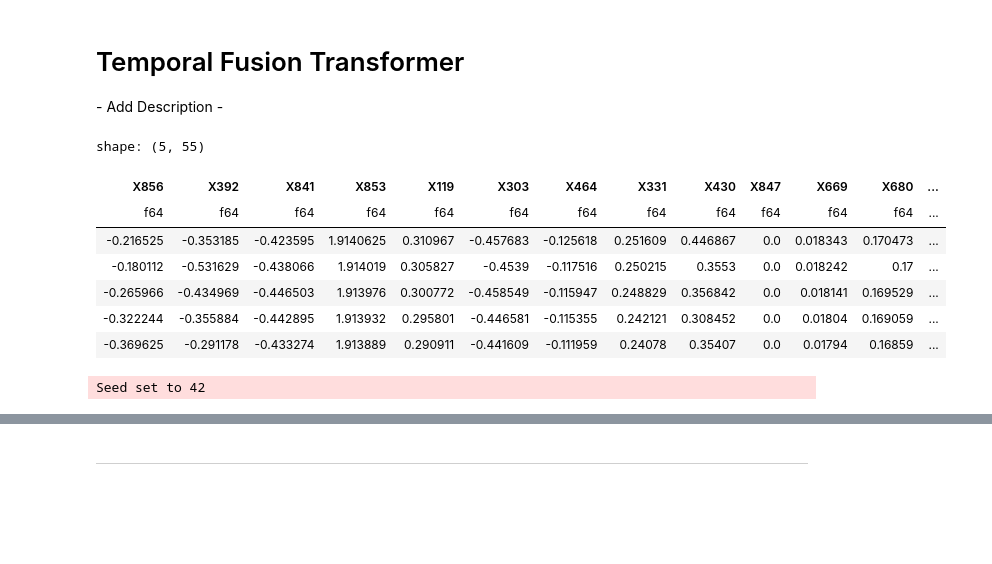
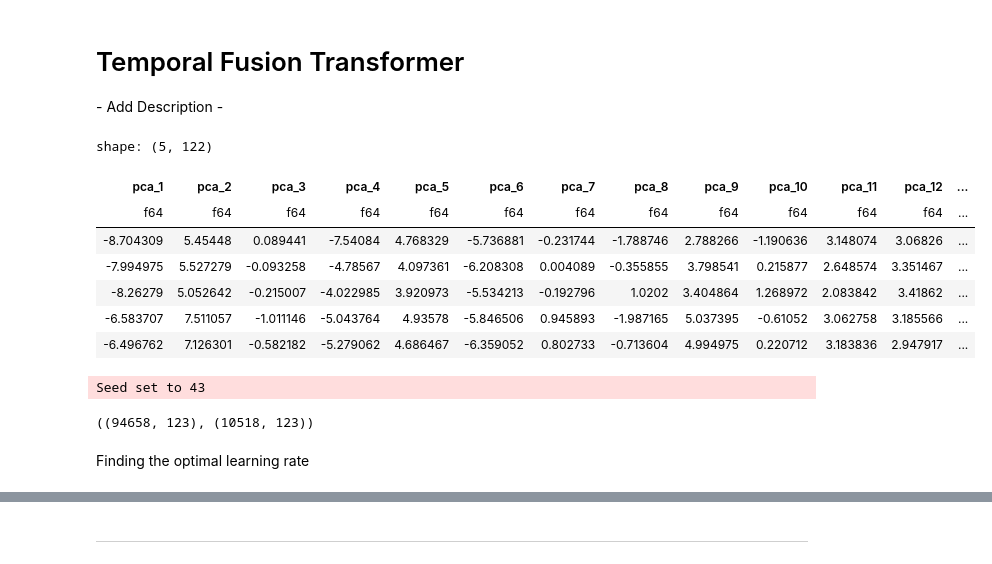
Before and after one commit to minimartzz/drw-crypto-market-prediction, a Jupyter notebook: model_testing.ipynb, the cells around one changed output, grey strips where cells are left out. Cells and saved outputs as stored; diff of their text form; code cells hidden in the pictures; blank space fills up the shorter version.

```diff
--- a/model_testing.ipynb
+++ b/model_testing.ipynb
@@ -392,31 +397,33 @@ from pytorch_forecasting.models.temporal_fusion_transformer.tuning import optimi
 # %%
-df_train = pl.read_csv('data/clean/perm_impt_45.csv')
-df_train = df_train.with_columns(
-  pl.col('timestamp').str.to_datetime(time_unit='ns')
-)
+df_train = pl.read_csv('data/clean/pca_120.csv')
+# df_train = df_train.with_columns(
+#   pl.col('timestamp').str.to_datetime(time_unit='ns')
+# )
 df_train.head()
 # %% [output]
-shape: (5, 55)
+shape: (5, 122)
-| X856 | X392 | X841 | X853 | X119 | X303 | X464 | X331 | X430 | X847 | X669 | X680 | ... |
+| pca_1 | pca_2 | pca_3 | pca_4 | pca_5 | pca_6 | pca_7 | pca_8 | pca_9 | pca_10 | pca_11 | pca_12 | ... |
 | f64 | f64 | f64 | f64 | f64 | f64 | f64 | f64 | f64 | f64 | f64 | f64 | ... |
-| -0.216525 | -0.353185 | -0.423595 | 1.9140625 | 0.310967 | -0.457683 | -0.125618 | 0.251609 | 0.446867 | 0.0 | 0.018343 | 0.170473 | ... |
-| -0.180112 | -0.531629 | -0.438066 | 1.914019 | 0.305827 | -0.4539 | -0.117516 | 0.250215 | 0.3553 | 0.0 | 0.018242 | 0.17 | ... |
-| -0.265966 | -0.434969 | -0.446503 | 1.913976 | 0.300772 | -0.458549 | -0.115947 | 0.248829 | 0.356842 | 0.0 | 0.018141 | 0.169529 | ... |
-| -0.322244 | -0.355884 | -0.442895 | 1.913932 | 0.295801 | -0.446581 | -0.115355 | 0.242121 | 0.308452 | 0.0 | 0.01804 | 0.169059 | ... |
-| -0.369625 | -0.291178 | -0.433274 | 1.913889 | 0.290911 | -0.441609 | -0.111959 | 0.24078 | 0.35407 | 0.0 | 0.01794 | 0.16859 | ... |
+| -8.704309 | 5.45448 | 0.089441 | -7.54084 | 4.768329 | -5.736881 | -0.231744 | -1.788746 | 2.788266 | -1.190636 | 3.148074 | 3.06826 | ... |
+| -7.994975 | 5.527279 | -0.093258 | -4.78567 | 4.097361 | -6.208308 | 0.004089 | -0.355855 | 3.798541 | 0.215877 | 2.648574 | 3.351467 | ... |
+| -8.26279 | 5.052642 | -0.215007 | -4.022985 | 3.920973 | -5.534213 | -0.192796 | 1.0202 | 3.404864 | 1.268972 | 2.083842 | 3.41862 | ... |
+| -6.583707 | 7.511057 | -1.011146 | -5.043764 | 4.93578 | -5.846506 | 0.945893 | -1.987165 | 5.037395 | -0.61052 | 3.062758 | 3.185566 | ... |
+| -6.496762 | 7.126301 | -0.582182 | -5.279062 | 4.686467 | -6.359052 | 0.802733 | -0.713604 | 4.994975 | 0.220712 | 3.183836 | 2.947917 | ... |
 # %%
+PROJ_NAME = "drw_cryto_market"
+SUBSET_PERC = 0.2
 VAL_PERC = 0.1
-MAX_ENC_LEN = 24
-MAX_PRED_LEN = 24
+MAX_ENC_LEN = 12
+MAX_PRED_LEN = 12
 
 # Model Params
-ptl.seed_everything(42)
+ptl.seed_everything(43)
 BATCH_SIZE = 128
-LR = 0.041686938347033554
-HIDDEN_SIZE = 16
-ATT_HEAD_SIZE = 2
+LR = 0.0037153522909717258
+HIDDEN_SIZE = 64
+ATT_HEAD_SIZE = 16
 DROPOUT = 0.1
 HIDDEN_CONT_SIZE = 8
 # %% [output]
-Seed set to 42
+Seed set to 43
 # %%
@@ -437,6 +449,10 @@ df_train = df_train.filter(pl.col('time_idx') <= num_val)
 # Convert both to pandas
 df_train = df_train.to_pandas()
 df_valid = df_valid.to_pandas()
+# %%
+df_train.shape, df_valid.shape
+# %% [output]
+((94658, 123), (10518, 123))
 # %%
 # Creating the time series dataset
 training = TimeSeriesDataSet(
@@ -471,6 +487,8 @@ train_dataloader = training.to_dataloader(
 val_dataloader = validation.to_dataloader(
   train=False, batch_size=BATCH_SIZE * 10, num_workers=0
 )
+# %% [markdown]
+Finding the optimal learning rate
 # %%
 # Configure network and training
 trainer = ptl.Trainer(
```
Also changed, not shown: parts of 19 cells of this notebook, 1 other file.
